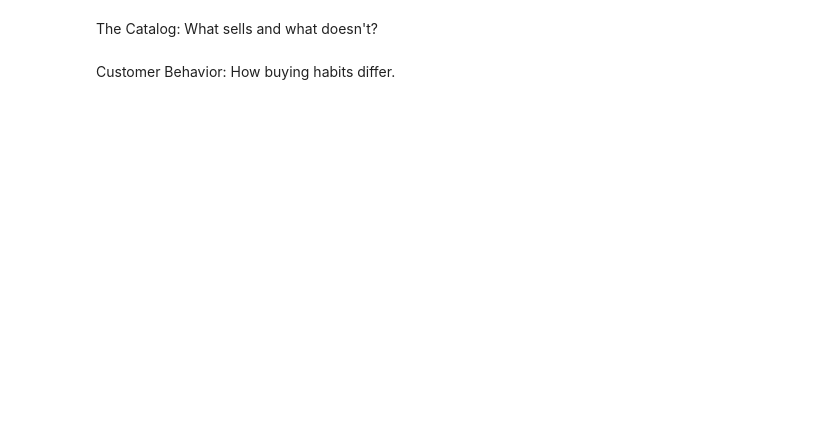
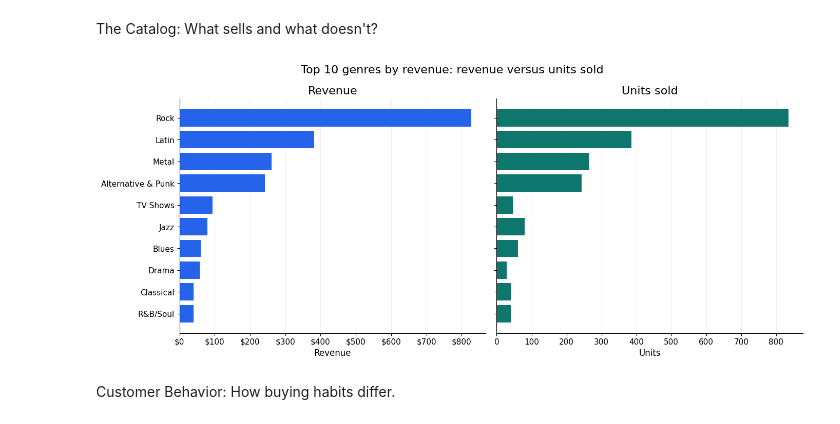
Before and after one commit to cnmi-ds-22/efitznm___Data-Science-Portfolio-C22, a Jupyter notebook: Modules/Module_3_SQL/Projects/Instructions/Project.3-SQL/SQL_1_Chinook_Phase_4.ipynb, the cells around one changed output. Saved outputs shown, nothing was run; the diff lists cells and outputs as text; code cells hidden in the pictures; blank space fills up the shorter version.

```diff
--- a/Modules/Module_3_SQL/Projects/Instructions/Project.3-SQL/SQL_1_Chinook_Phase_4.ipynb
+++ b/Modules/Module_3_SQL/Projects/Instructions/Project.3-SQL/SQL_1_Chinook_Phase_4.ipynb
@@ -473,4 +528,64 @@ Sales Patterns: When and where do sales happen?
 # %% [markdown]
 The Catalog: What sells and what doesn't?
+# %%
+query = """
+SELECT
+    g.GenreId,
+    g.Name AS Genre,
+    SUM(ii.Quantity) AS UnitsSold,
+    SUM(ii.UnitPrice * ii.Quantity) AS Revenue
+FROM invoice_items AS ii
+JOIN tracks AS t
+    ON t.TrackId = ii.TrackId
+JOIN genres AS g
+    ON g.GenreId = t.GenreId
+GROUP BY g.GenreId, g.Name
+ORDER BY Revenue DESC, Genre
+LIMIT 10;
+"""
+
+genre_sales = pd.read_sql_query(query, conn)
+
+# Reverse the display order so the highest-revenue genre appears at the top.
+plot_data = genre_sales.iloc[::-1]
+
+fig, axes = plt.subplots(
+    1, 2,
+    figsize=(14, 6),
+    sharey=True
+)
+
+axes[0].barh(
+    plot_data["Genre"],
+    plot_data["Revenue"],
+    color="#2563EB"
+)
+
+axes[1].barh(
+    plot_data["Genre"],
+    plot_data["UnitsSold"],
+    color="#0F766E"
+)
+
+axes[0].set(title="Revenue", xlabel="Revenue")
+axes[1].set(title="Units sold", xlabel="Units")
+
+axes[0].xaxis.set_major_formatter(
+    StrMethodFormatter("${x:,.0f}")
+)
+
+for ax in axes:
+    ax.grid(axis="x", alpha=0.2)
+    ax.set_axisbelow(True)
+
+fig.suptitle(
+    "Top 10 genres by revenue: revenue versus units sold",
+    fontsize=16
+)
+
+plt.tight_layout()
+plt.show()
+# %% [output]
+[figure, added]
 # %% [markdown]
 Customer Behavior: How buying habits differ.
```
Also changed, not shown: parts of 9 cells of this notebook.
